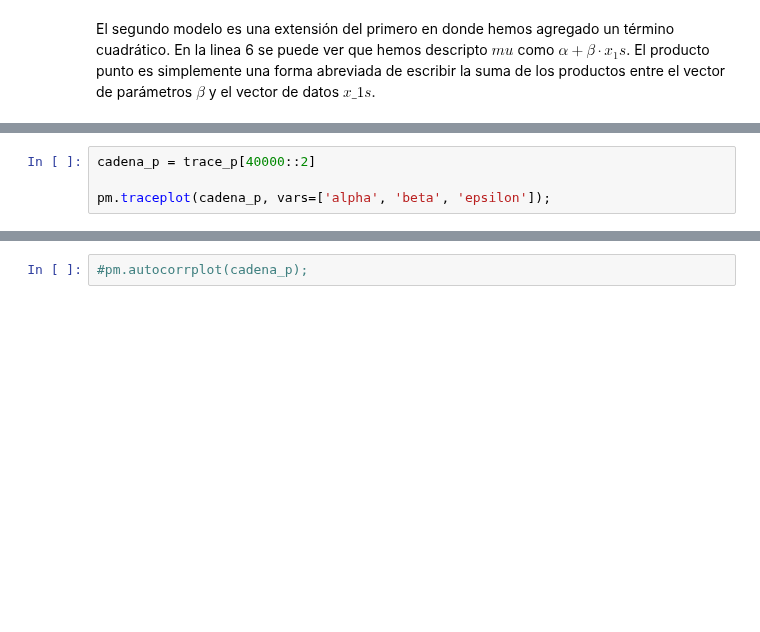
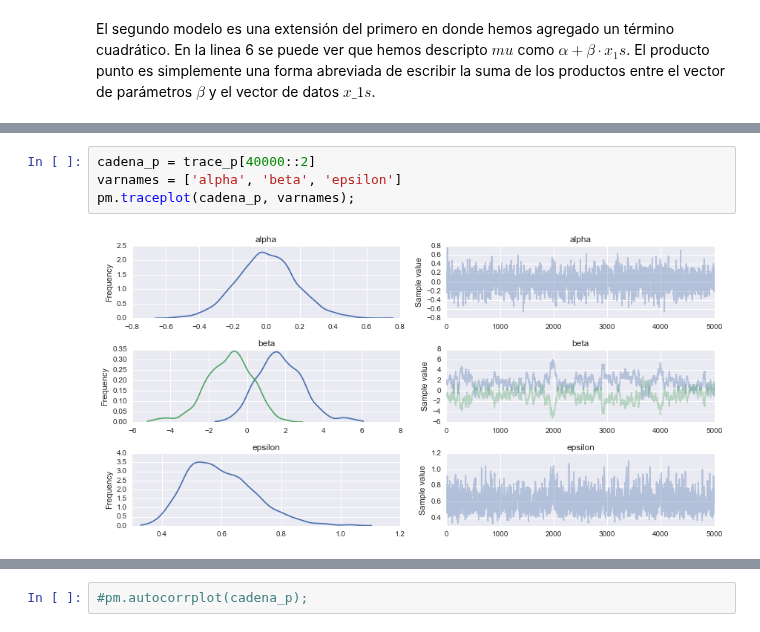
Before and after one commit to jmloyola/EBAD, a Jupyter notebook: 09_Comparación_de_modelos.ipynb, the cells around one changed output, grey strips where cells are left out. Drawn from its saved outputs; the diff is of its cells as text; blank space fills up the shorter version.

```diff
--- a/09_Comparación_de_modelos.ipynb
+++ b/09_Comparación_de_modelos.ipynb
@@ -92,5 +95,7 @@ with pm.Model() as modelo_p:
 # %%
 cadena_p = trace_p[40000::2]
-
-pm.traceplot(cadena_p, vars=['alpha', 'beta', 'epsilon']);
+varnames = ['alpha', 'beta', 'epsilon']
+pm.traceplot(cadena_p, varnames);
+# %% [output]
+[figure, added]
 # %%
```
Also changed, not shown: parts of 35 cells of this notebook, 1 other file.
